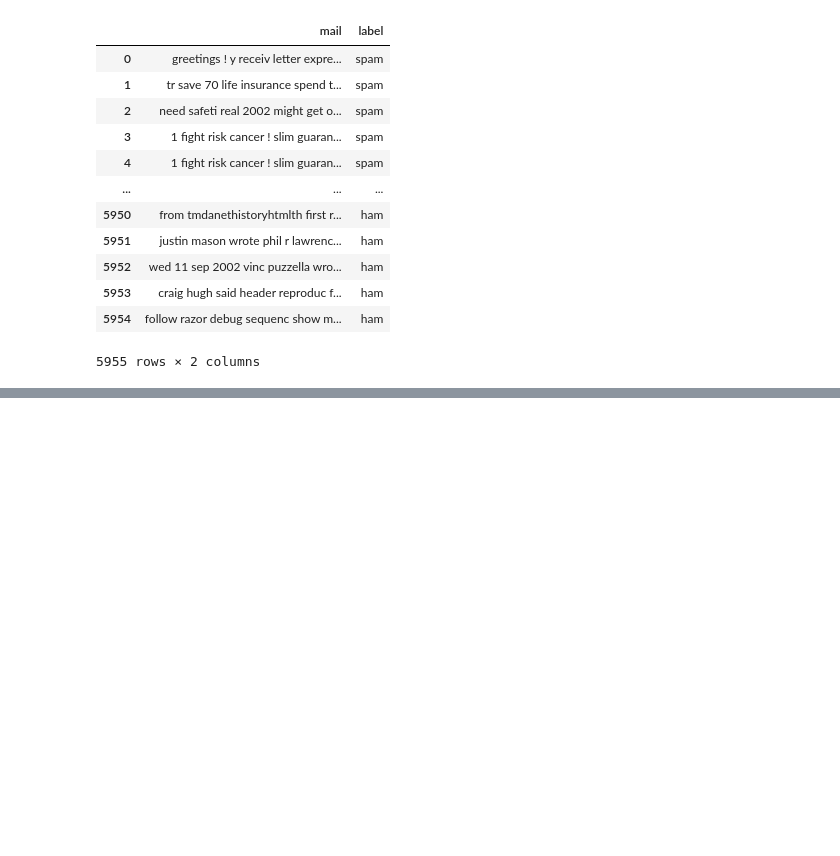
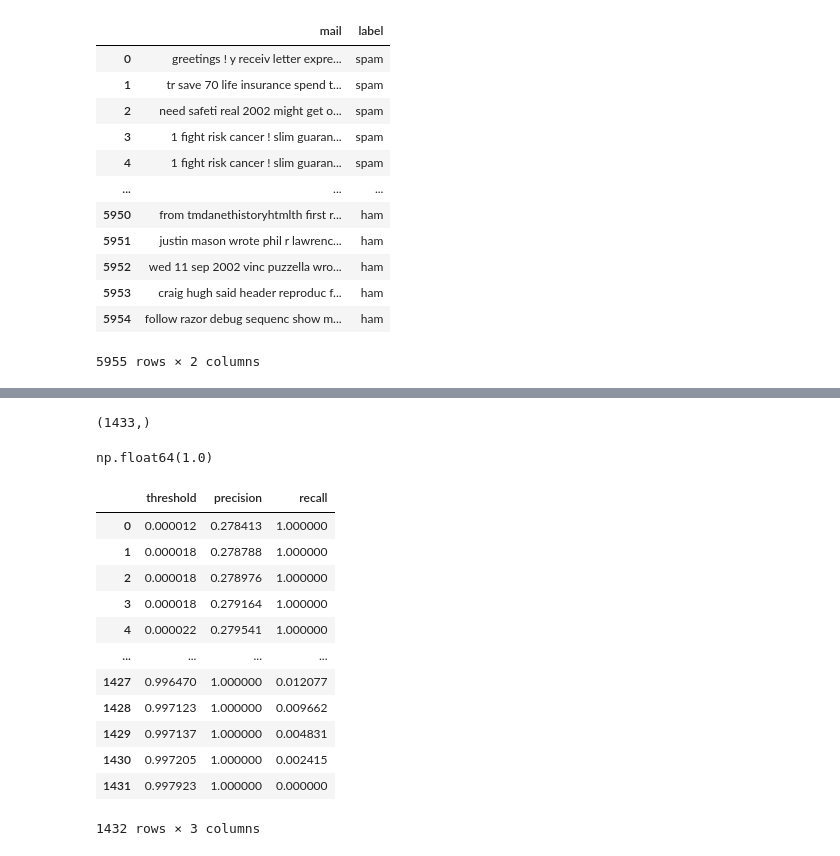
Before and after one commit to SamyakJain-DS/end-to-end-machine-learning, a Jupyter notebook: Spam Classification/preprocessing_and_model_training.ipynb, the cells around one changed output, grey strips where cells are left out. Cells and saved outputs as stored; diff of their text form; code cells hidden in the pictures; blank space fills up the shorter version.

```diff
--- a/Spam Classification/preprocessing_and_model_training.ipynb
+++ b/Spam Classification/preprocessing_and_model_training.ipynb
@@ -34,0 +111,10 @@ vectorizer = CountVectorizer(ngram_range=(1,1), max_features=5000, token_pattern
+# %%
+precision.shape
+# %% [output]
+(1433,)
+# %%
+test = pd.DataFrame({
+    'threshold': thresholds,
+    'precision': precision[1:],
+    'recall': recall[1:]
+})
@@ -34,0 +123,20 @@ vectorizer = CountVectorizer(ngram_range=(1,1), max_features=5000, token_pattern
+# %%
+prec_max
+# %% [output]
+np.float64(1.0)
+# %%
+test
+# %% [output]
+|  | threshold | precision | recall |
+| 0 | 0.000012 | 0.278413 | 1.000000 |
+| 1 | 0.000018 | 0.278788 | 1.000000 |
+| 2 | 0.000018 | 0.278976 | 1.000000 |
+| 3 | 0.000018 | 0.279164 | 1.000000 |
+| 4 | 0.000022 | 0.279541 | 1.000000 |
+| ... | ... | ... | ... |
+| 1427 | 0.996470 | 1.000000 | 0.012077 |
+| 1428 | 0.997123 | 1.000000 | 0.009662 |
+| 1429 | 0.997137 | 1.000000 | 0.004831 |
+| 1430 | 0.997205 | 1.000000 | 0.002415 |
+| 1431 | 0.997923 | 1.000000 | 0.000000 |
+1432 rows × 3 columns
```
Also changed, not shown: parts of 20 cells of this notebook, 15 other files.
